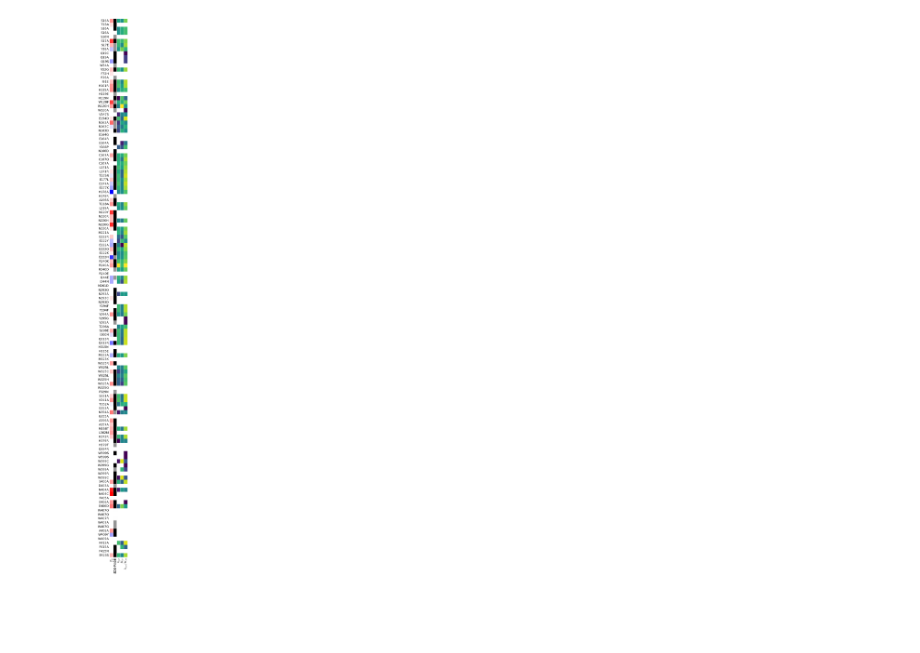
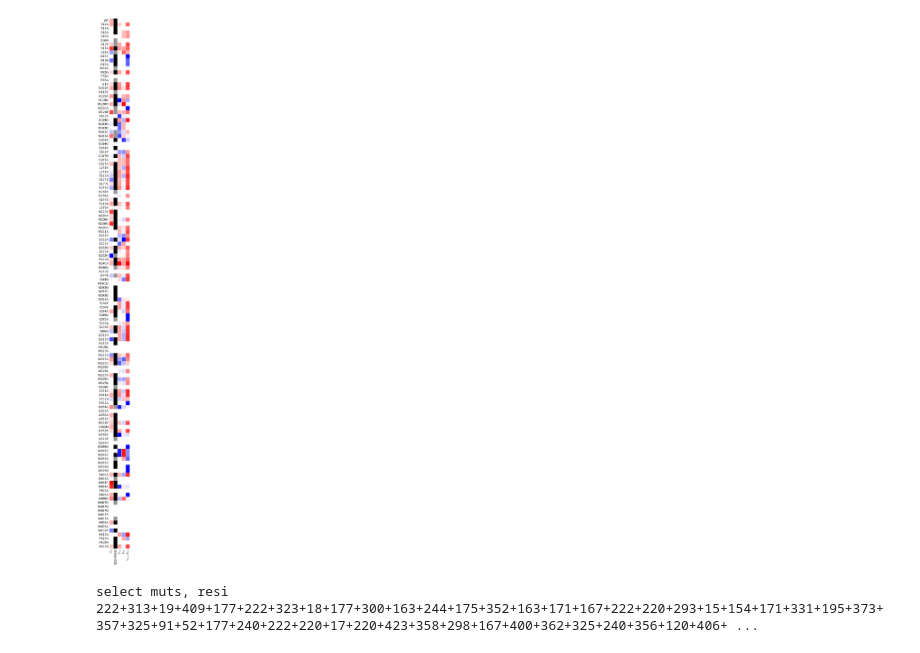
Before and after one commit to dacarlin/bagel-thermostability, a Jupyter notebook: figures.ipynb, the cells around one changed output. Saved outputs shown, nothing was run; the diff lists cells and outputs as text; code cells hidden in the pictures; blank space fills up the shorter version.

```diff
--- a/figures.ipynb
+++ b/figures.ipynb
@@ -1,55 +1,67 @@
 # %%
+# heatmap
+
 %matplotlib inline
 import matplotlib.pyplot as plt
 from matplotlib import rc
 from numpy import log
 import pandas
 
-df = pandas.read_csv( 'pub_data.csv', index_col='mutant' )
-plos = pandas.read_csv( '/Users/alex/Documents/bagel-data/clean_data/clean_for_pandas.csv', index_col='name' )
+df = pandas.read_csv( 'data/clean/production.csv', index_col='mutant' )
+plos = pandas.read_csv( '/Users/alex/Documents/bagel-data/clean_data/plos2015.csv', index_col='name' )
 df = df.join( plos, rsuffix='plos_' )
 
 df['pos'] = df.index.str[1:-1].astype( int )
 df['norm_tm'] = df[ 'tm' ] - 39.5
-df['norm_kcat'] = log( df[ 'kcat' ] / 880 )
-df['norm_km'] = log( df[ 'km' ] / 0.05 )
-df['norm_kcatkm'] = log( df[ 'kcatkm' ] / 174000 )
+df['norm_kcat'] = log( df[ 'kcat' ] / 880 ) - 1
+df['norm_km'] = log( df[ 'km' ] / 0.05 ) - 1
+df['norm_kcatkm'] = log( df[ 'kcatkm' ] / 174000 ) - 1
 df = df.sort_values( by='pos' )
 
 plt.figure( figsize=(18,36) )
-plt.subplots_adjust(left=-12.)
-rc('axes',edgecolor='white')
+plt.subplots_adjust(left=-11.8)
+rc('axes',edgecolor='none')
 
 font = { 'size': 14 }
 rc('font', **font)
 
 plt.subplot( 1, 6, 1 )
 plt.imshow( df[ ['norm_tm'] ], interpolation='none', cmap='bwr', origin='upper' )
 plt.xticks( [ 0 ], [ '$T_m$' ], rotation='vertical' )
 plt.yticks( range( len( df.index ) ), df.index )
 plt.tick_params( length=0 )
 
 plt.subplot( 1, 6, 2 )
 plt.imshow( df[ ['protein_on_gel'] ], interpolation='none', cmap='Greys' )
 plt.tick_params( length=0 )
 plt.xticks( [ 0 ], [ 'SDS-PAGE' ], rotation='vertical' ); plt.yticks( [] )
 
 plt.subplot( 1, 6, 3 )
-plt.imshow( df[ ['norm_kcat'] ], interpolation='none', cmap='viridis' )
+plt.imshow( df[ ['norm_kcat'] ], interpolation='none', cmap='bwr' )
 plt.xticks( [ 0 ], [ '$k_{cat}$' ], rotation='vertical' ); plt.yticks( [] )
 plt.tick_params( length=0 )
 
 plt.subplot( 1, 6, 4 )
-plt.imshow( df[ ['norm_km'] ], interpolation='none', cmap='viridis' )
+plt.imshow( df[ ['norm_km'] ], interpolation='none', cmap='bwr' )
 plt.xticks( [ 0 ], [ '$K_M$' ], rotation='vertical' ); plt.yticks( [] )
 plt.tick_params( length=0 )
 
 plt.subplot( 1, 6, 5 )
-plt.imshow( df[ ['norm_kcatkm'] ], interpolation='none', cmap='viridis' )
+plt.imshow( df[ ['norm_kcatkm'] ], interpolation='none', cmap='bwr' )
 plt.xticks( [ 0 ], [ '$k_{cat}/K_M$' ], rotation='vertical' ); plt.yticks( [] )
 plt.tick_params( length=0 )
 
 plt.tight_layout()
+plt.savefig( 'fig2/plt_out.png', dpi=300 )
 plt.show()
 # %% [output]
-[figure, old version]
+[figure, new version]
+# %%
+# all positions mutated
+
+df = pandas.read_csv( 'data/clean/production.csv', index_col='mutant' )
+df['pos'] = df.index.str[1:-1].astype( int )
+
+print 'select muts, resi', '+'.join( df.pos.astype( str ) )
+# %% [output]
+select muts, resi 222+313+19+409+177+222+323+18+177+300+163+244+175+352+163+171+167+222+220+293+15+154+171+331+195+373+357+325+91+52+177+240+222+220+17+220+423+358+298+167+400+362+325+240+356+120+406+ ...
```
Also changed, not shown: 14 other files.
